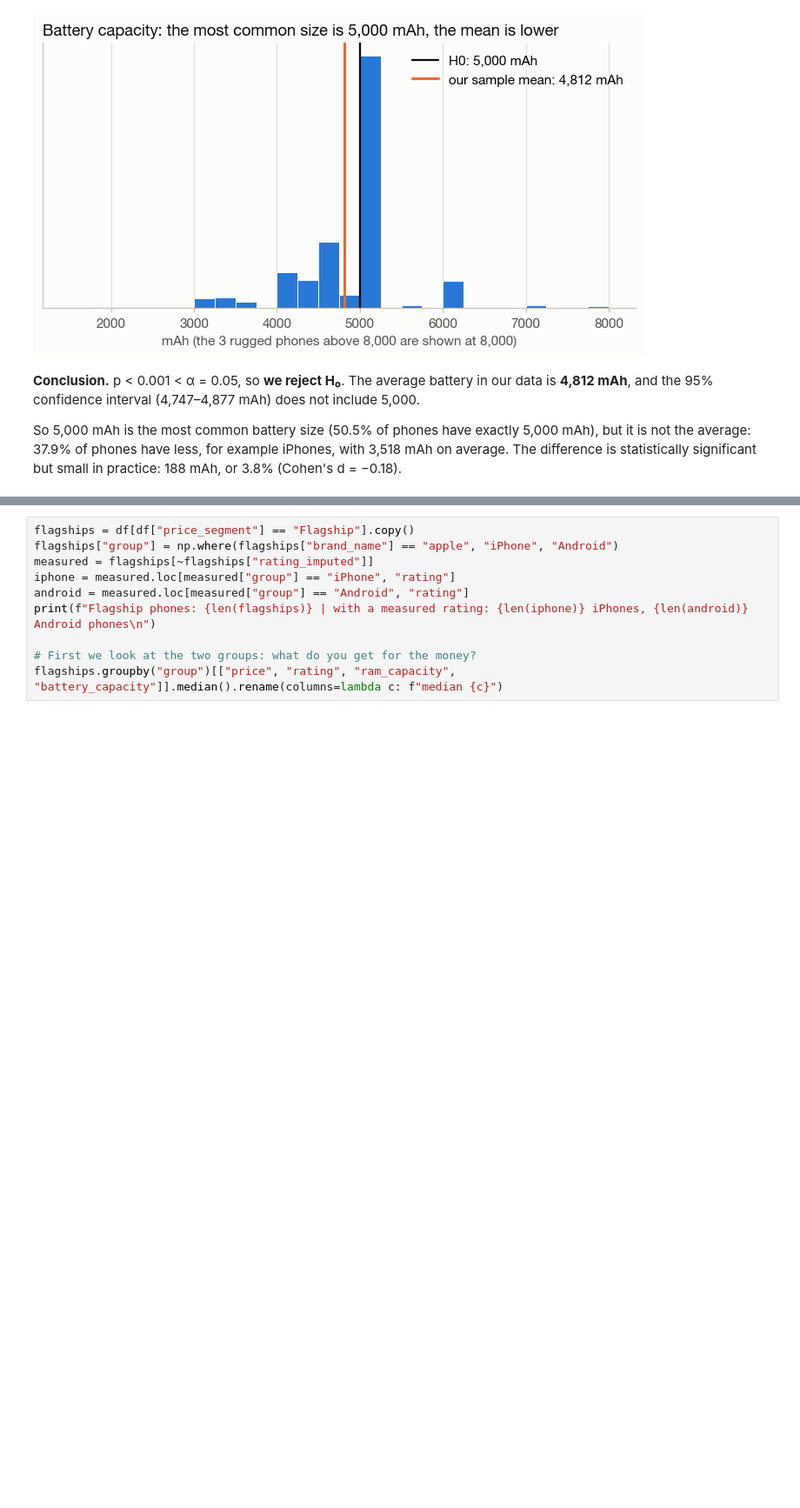
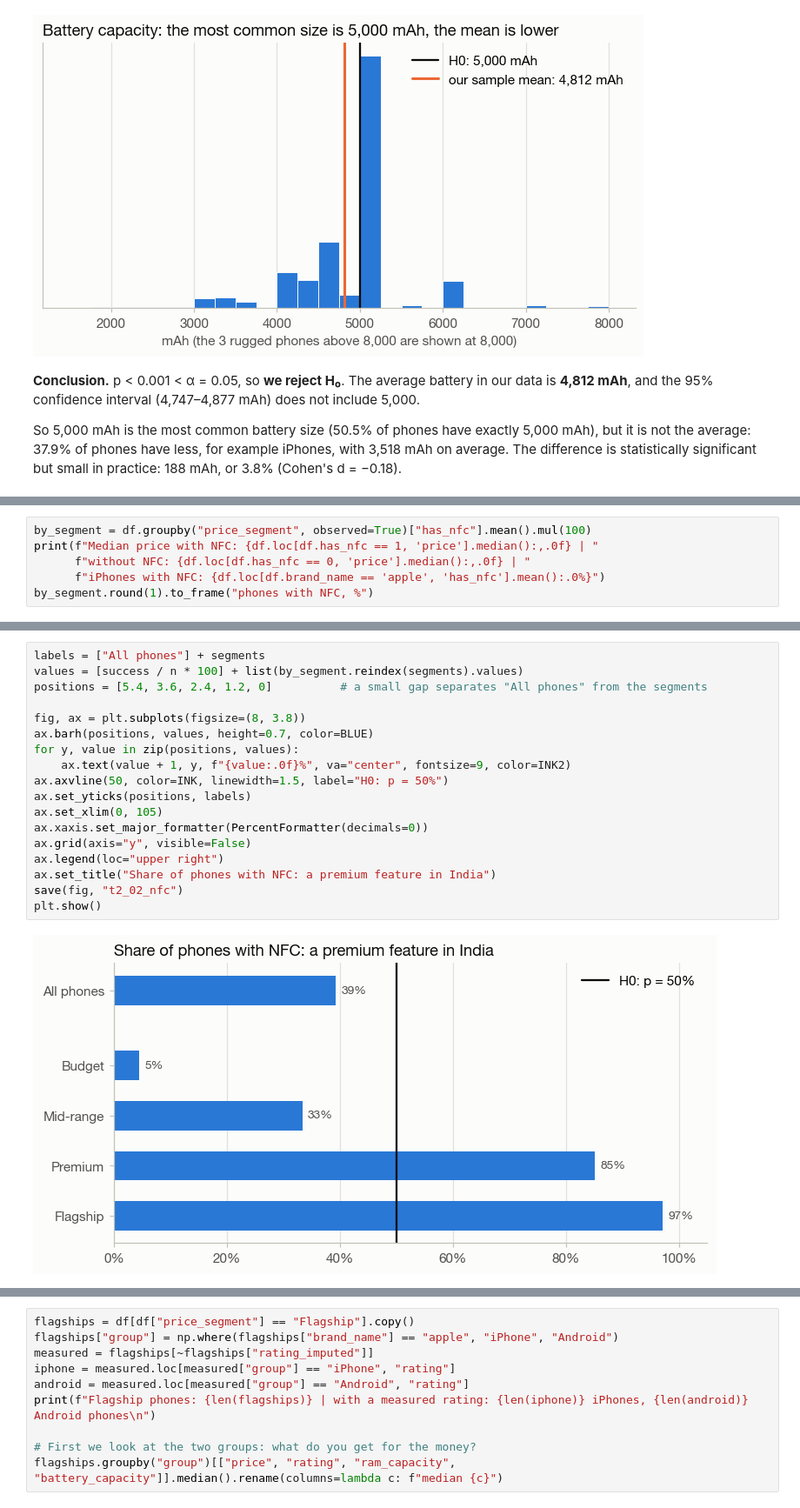
Before and after one commit to alexklep04-bit/smartphone-market-analysis, a Jupyter notebook: Task2_Hypothesis_Testing.ipynb, the cells around one changed output, grey strips where cells are left out. Shown at 87% size. Cells and saved outputs as stored; diff of their text form; blank space fills up the shorter version.

```diff
--- a/Task2_Hypothesis_Testing.ipynb
+++ b/Task2_Hypothesis_Testing.ipynb
@@ -198,0 +248,6 @@ So 5,000 mAh is the most common battery size (50.5% of phones have exactly 5,000
+# %%
+by_segment = df.groupby("price_segment", observed=True)["has_nfc"].mean().mul(100)
+print(f"Median price with NFC: {df.loc[df.has_nfc == 1, 'price'].median():,.0f} | "
+      f"without NFC: {df.loc[df.has_nfc == 0, 'price'].median():,.0f} | "
+      f"iPhones with NFC: {df.loc[df.brand_name == 'apple', 'has_nfc'].mean():.0%}")
+by_segment.round(1).to_frame("phones with NFC, %")
@@ -198,0 +262,20 @@ So 5,000 mAh is the most common battery size (50.5% of phones have exactly 5,000
+# %%
+labels = ["All phones"] + segments
+values = [success / n * 100] + list(by_segment.reindex(segments).values)
+positions = [5.4, 3.6, 2.4, 1.2, 0]          # a small gap separates "All phones" from the segments
+
+fig, ax = plt.subplots(figsize=(8, 3.8))
+ax.barh(positions, values, height=0.7, color=BLUE)
+for y, value in zip(positions, values):
+    ax.text(value + 1, y, f"{value:.0f}%", va="center", fontsize=9, color=INK2)
+ax.axvline(50, color=INK, linewidth=1.5, label="H0: p = 50%")
+ax.set_yticks(positions, labels)
+ax.set_xlim(0, 105)
+ax.xaxis.set_major_formatter(PercentFormatter(decimals=0))
+ax.grid(axis="y", visible=False)
+ax.legend(loc="upper right")
+ax.set_title("Share of phones with NFC: a premium feature in India")
+save(fig, "t2_02_nfc")
+plt.show()
+# %% [output]
+[figure, added]
```
Also changed, not shown: parts of 20 cells of this notebook, 5 other files.
